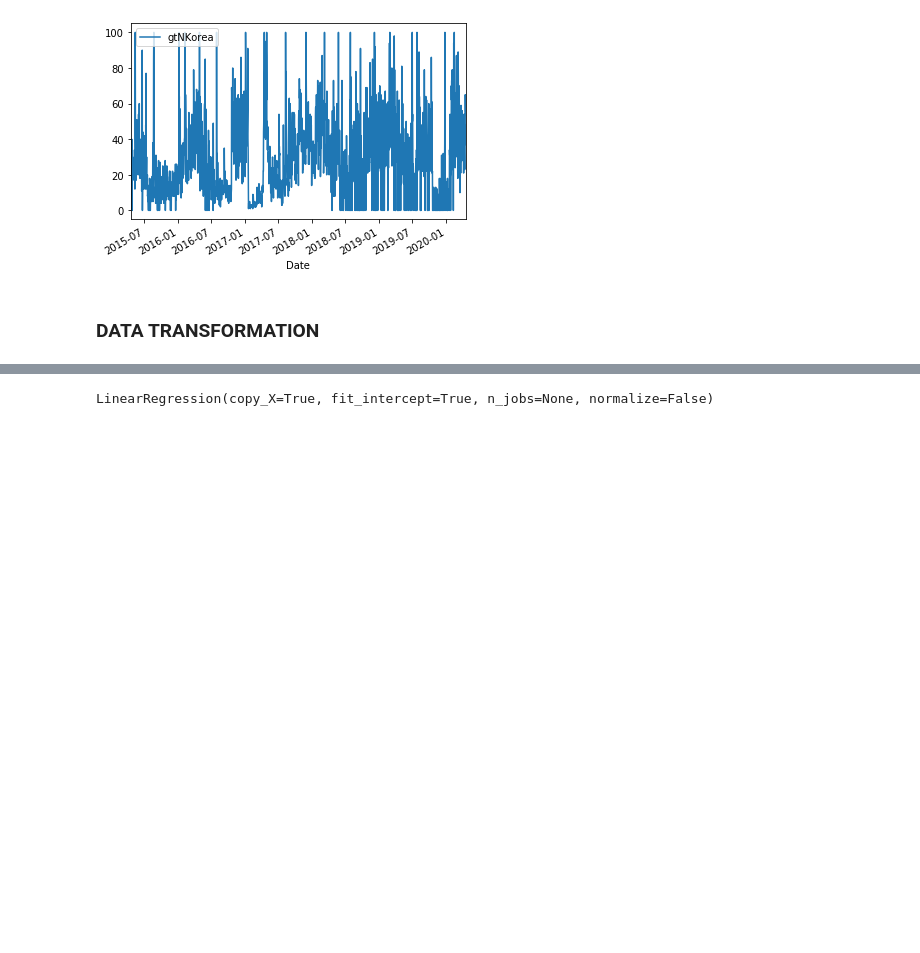
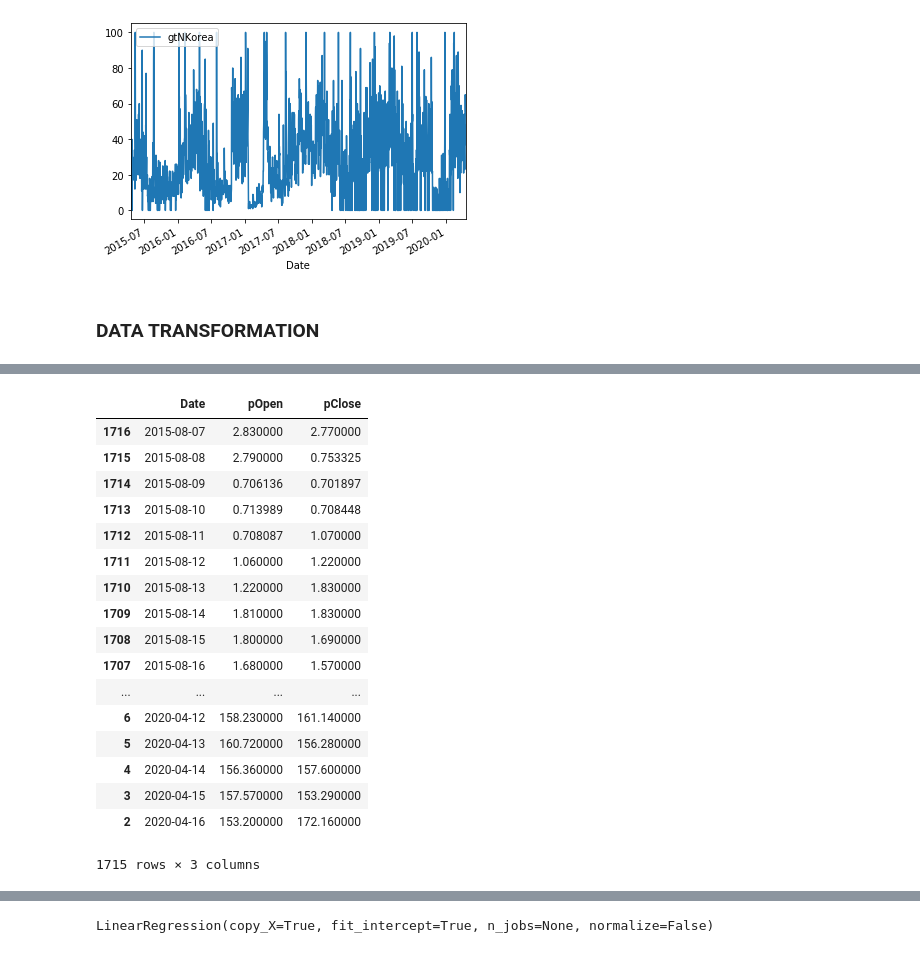
Before and after one commit to petrenkosv/data-science-school, a Jupyter notebook: Data Science - practice/Data Science BTC.ipynb, the cells around one changed output, grey strips where cells are left out. Drawn from its saved outputs; the diff is of its cells as text; code cells hidden in the pictures; blank space fills up the shorter version.

```diff
--- a/Data Science - practice/Data Science BTC.ipynb
+++ b/Data Science - practice/Data Science BTC.ipynb
@@ -98,3 +98,13 @@ plt.show()
 [figure]
 # %% [markdown]
 ### DATA TRANSFORMATION
+# %%
+eth_rate['Date'] = eth_rate['Date'].astype('datetime64[ns]')
+
+eth_rate = eth_rate.sort_values(by = 'Date')
+
+# eth_rate = eth_rate.sort_index(axis=1, ascending=False)
+
+# eth_rate['20200416':'20150416']
+
+eth_rate.head()
@@ -100,0 +118,25 @@ plt.show()
+# %%
+eth_rate2 = eth_rate.loc[:,['Date','pOpen','pClose']].sort_values(by = 'Date')
+
+# ['20200416':'20150416']
+
+eth_rate2[:1715]
+# %% [output]
+|  | Date | pOpen | pClose |
+| 1716 | 2015-08-07 | 2.830000 | 2.770000 |
+| 1715 | 2015-08-08 | 2.790000 | 0.753325 |
+| 1714 | 2015-08-09 | 0.706136 | 0.701897 |
+| 1713 | 2015-08-10 | 0.713989 | 0.708448 |
+| 1712 | 2015-08-11 | 0.708087 | 1.070000 |
+| 1711 | 2015-08-12 | 1.060000 | 1.220000 |
+| 1710 | 2015-08-13 | 1.220000 | 1.830000 |
+| 1709 | 2015-08-14 | 1.810000 | 1.830000 |
+| 1708 | 2015-08-15 | 1.800000 | 1.690000 |
+| 1707 | 2015-08-16 | 1.680000 | 1.570000 |
+| ... | ... | ... | ... |
+| 6 | 2020-04-12 | 158.230000 | 161.140000 |
+| 5 | 2020-04-13 | 160.720000 | 156.280000 |
+| 4 | 2020-04-14 | 156.360000 | 157.600000 |
+| 3 | 2020-04-15 | 157.570000 | 153.290000 |
+| 2 | 2020-04-16 | 153.200000 | 172.160000 |
+1715 rows × 3 columns
```
Also changed, not shown: parts of 4 cells of this notebook, 2 other files.
